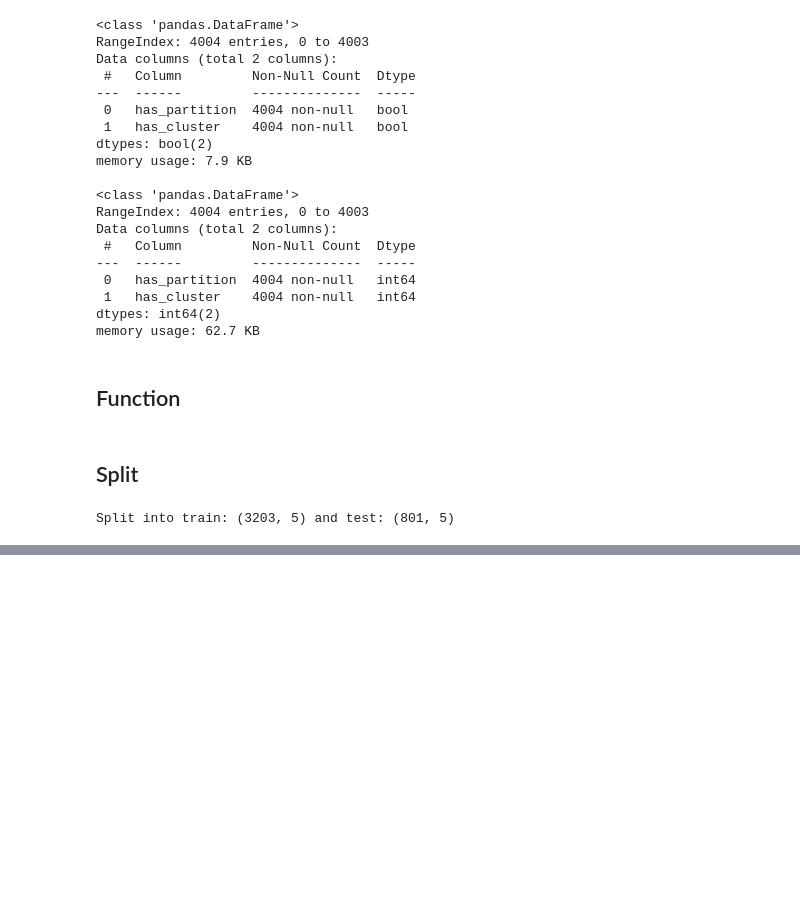
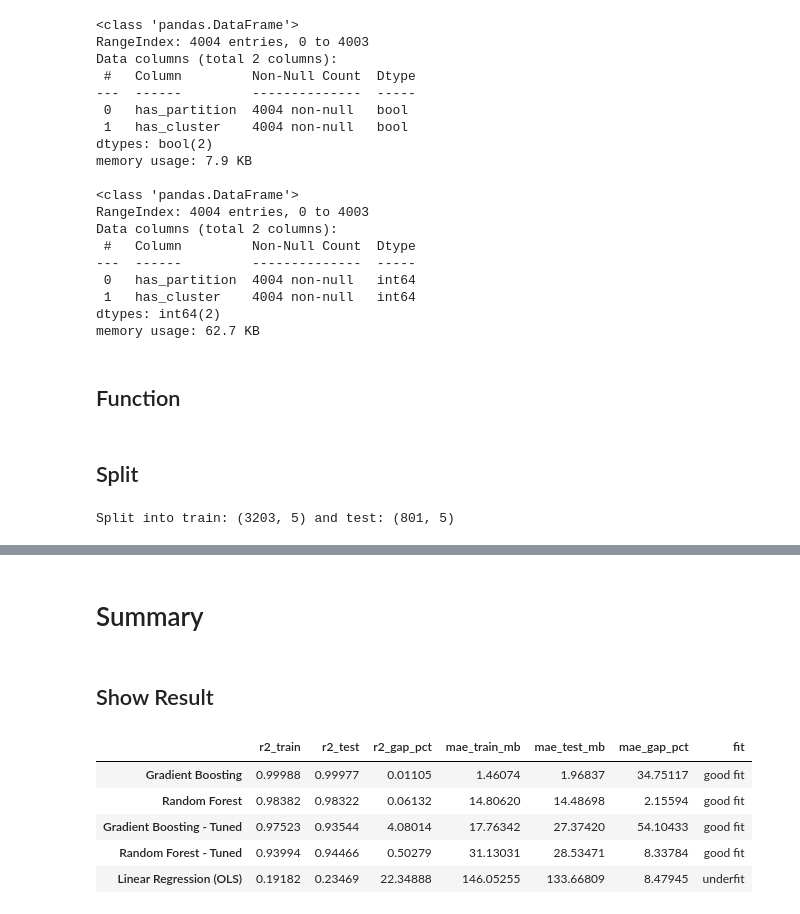
Before and after one commit to MNAtthoriq/de-projects-beyond-zoomcamp, a Jupyter notebook: 03-data-warehouse/notebooks/ml_model_selection.ipynb, the cells around one changed output, grey strips where cells are left out. Saved outputs shown, nothing was run; the diff lists cells and outputs as text; code cells hidden in the pictures; blank space fills up the shorter version.

```diff
--- a/03-data-warehouse/notebooks/ml_model_selection.ipynb
+++ b/03-data-warehouse/notebooks/ml_model_selection.ipynb
@@ -211,0 +267,3 @@ Split into train: (3203, 5) and test: (801, 5)
+# %%
+# save evaluate result in dictionary
+result = {}
@@ -211,0 +272,9 @@ Split into train: (3203, 5) and test: (801, 5)
+# %%
+# make and evaluate linear regression
+ols = Pipeline([
+    ("scale", StandardScaler()), ("model", LinearRegression()) # we use standard scaler for linear regression for better result
+]).fit(X_train, ylog_train)
+result["Linear Regression (OLS)"] = evaluate(ols, X_train, X_test, y_train, y_test)
+
+# show result
+show_result(result, "Linear Regression")
@@ -211,0 +329,28 @@ Split into train: (3203, 5) and test: (801, 5)
+# %%
+# make and evaluate gradient boosting
+xgb = XGBRegressor(random_state=RANDOM_STATE).fit(X_train, ylog_train)
+result["Gradient Boosting"] = evaluate(xgb, X_train, X_test, y_train, y_test)
+
+# make and evaluate gradient boosting - tuned
+param_dist_xgb = {
+    "max_depth": [10, 12, 15],
+    "learning_rate": [0.1, 0.2, 0.3],
+    "n_estimators": [50, 100, 150],
+    "subsample": [0.8, 0.9, 1.0],
+    "colsample_bytree": [0.8, 0.9, 1.0],
+    "reg_alpha": [0, 0.1, 1],
+    "reg_lambda": [1, 5, 10],
+}
+xgb_tuned = RandomizedSearchCV(
+    XGBRegressor(random_state=RANDOM_STATE),
+    param_distributions=param_dist_xgb,
+    n_iter=100,
+    cv=4,
+    scoring=mae_scorer,
+    random_state=RANDOM_STATE,
+    n_jobs=-1
+).fit(X_train, ylog_train)
+result["Gradient Boosting - Tuned"] = evaluate(xgb_tuned, X_train, X_test, y_train, y_test)
+
+# show result
+show_result(result, "Gradient Boosting")
@@ -211,0 +365,13 @@ Split into train: (3203, 5) and test: (801, 5)
+# %% [markdown]
+# Summary
+# %% [markdown]
+## Show Result
+# %%
+show_result(result,"")
+# %% [output]
+|  | r2_train | r2_test | r2_gap_pct | mae_train_mb | mae_test_mb | mae_gap_pct | fit |
+| Gradient Boosting | 0.99988 | 0.99977 | 0.01105 | 1.46074 | 1.96837 | 34.75117 | good fit |
+| Random Forest | 0.98382 | 0.98322 | 0.06132 | 14.80620 | 14.48698 | 2.15594 | good fit |
+| Gradient Boosting - Tuned | 0.97523 | 0.93544 | 4.08014 | 17.76342 | 27.37420 | 54.10433 | good fit |
+| Random Forest - Tuned | 0.93994 | 0.94466 | 0.50279 | 31.13031 | 28.53471 | 8.33784 | good fit |
+| Linear Regression (OLS) | 0.19182 | 0.23469 | 22.34888 | 146.05255 | 133.66809 | 8.47945 | underfit |
```
Also changed, not shown: parts of 24 cells of this notebook, 9 other files.
